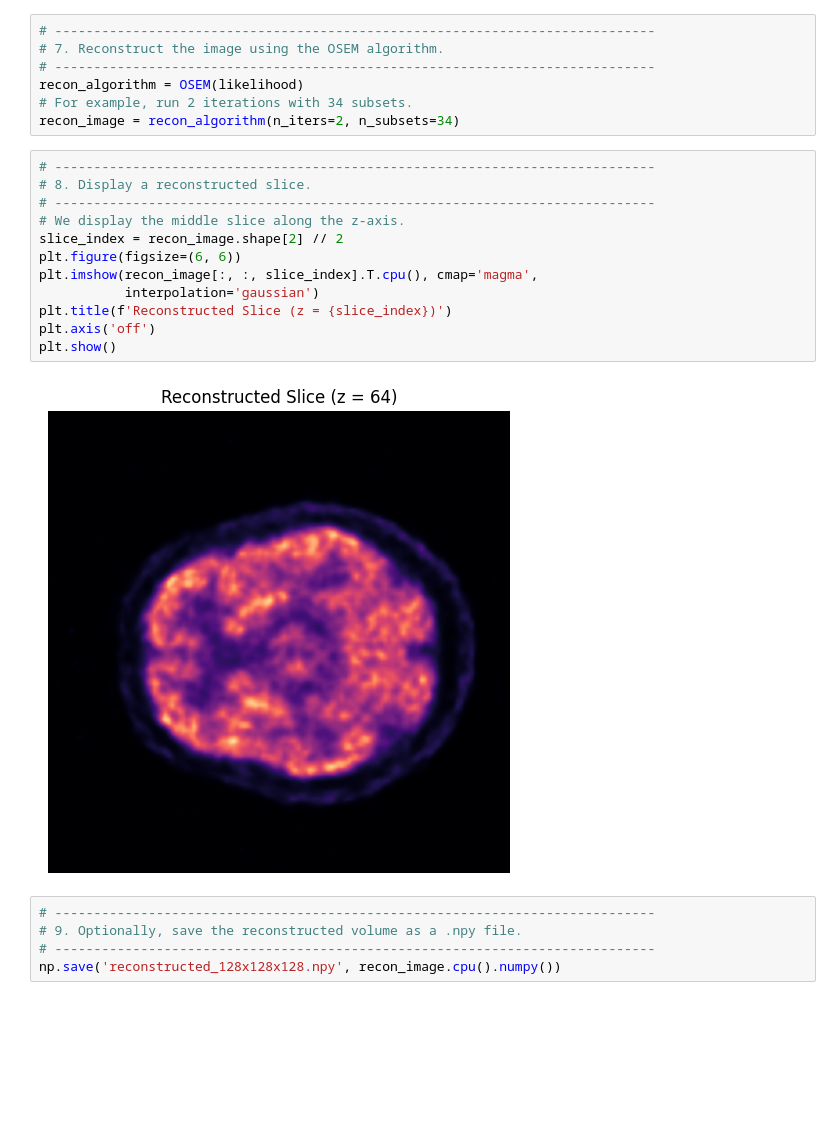
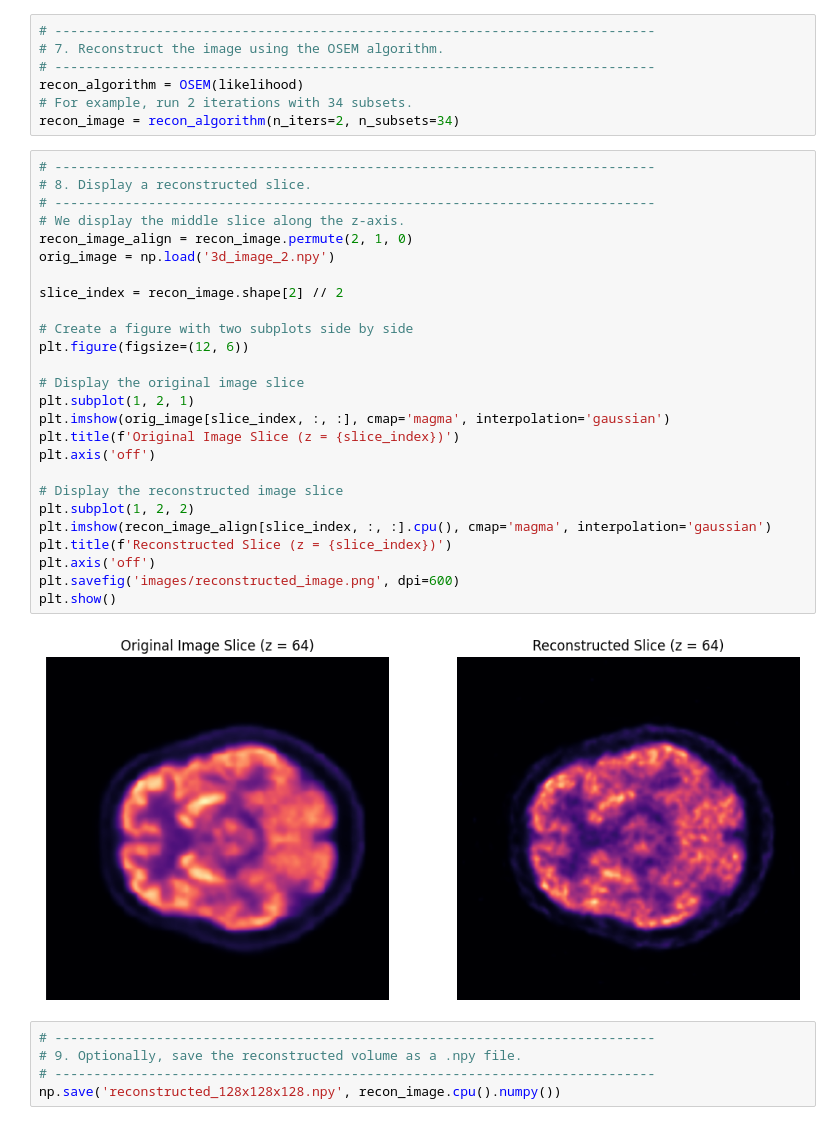
Before and after one commit to Yeqi-Fang/gratuate-thesis, a Jupyter notebook: recon_script.ipynb, the cells around one changed output. Saved outputs shown, nothing was run; the diff lists cells and outputs as text; blank space fills up the shorter version.

```diff
--- a/recon_script.ipynb
+++ b/recon_script.ipynb
@@ -85,17 +85,31 @@ recon_image = recon_algorithm(n_iters=2, n_subsets=34)
 # %%
 # -----------------------------------------------------------------------------
 # 8. Display a reconstructed slice.
 # -----------------------------------------------------------------------------
 # We display the middle slice along the z-axis.
+recon_image_align = recon_image.permute(2, 1, 0)
+orig_image = np.load('3d_image_2.npy')
+
 slice_index = recon_image.shape[2] // 2
-plt.figure(figsize=(6, 6))
-plt.imshow(recon_image[:, :, slice_index].T.cpu(), cmap='magma',
-           interpolation='gaussian')
+
+# Create a figure with two subplots side by side
+plt.figure(figsize=(12, 6))
+
+# Display the original image slice
+plt.subplot(1, 2, 1)
+plt.imshow(orig_image[slice_index, :, :], cmap='magma', interpolation='gaussian')
+plt.title(f'Original Image Slice (z = {slice_index})')
+plt.axis('off')
+
+# Display the reconstructed image slice
+plt.subplot(1, 2, 2)
+plt.imshow(recon_image_align[slice_index, :, :].cpu(), cmap='magma', interpolation='gaussian')
 plt.title(f'Reconstructed Slice (z = {slice_index})')
 plt.axis('off')
+plt.savefig('images/reconstructed_image.png', dpi=600)
 plt.show()
 # %% [output]
-[figure, old version]
+[figure, new version]
 # %%
 # -----------------------------------------------------------------------------
 # 9. Optionally, save the reconstructed volume as a .npy file.
```
Also changed, not shown: 4 other files.
